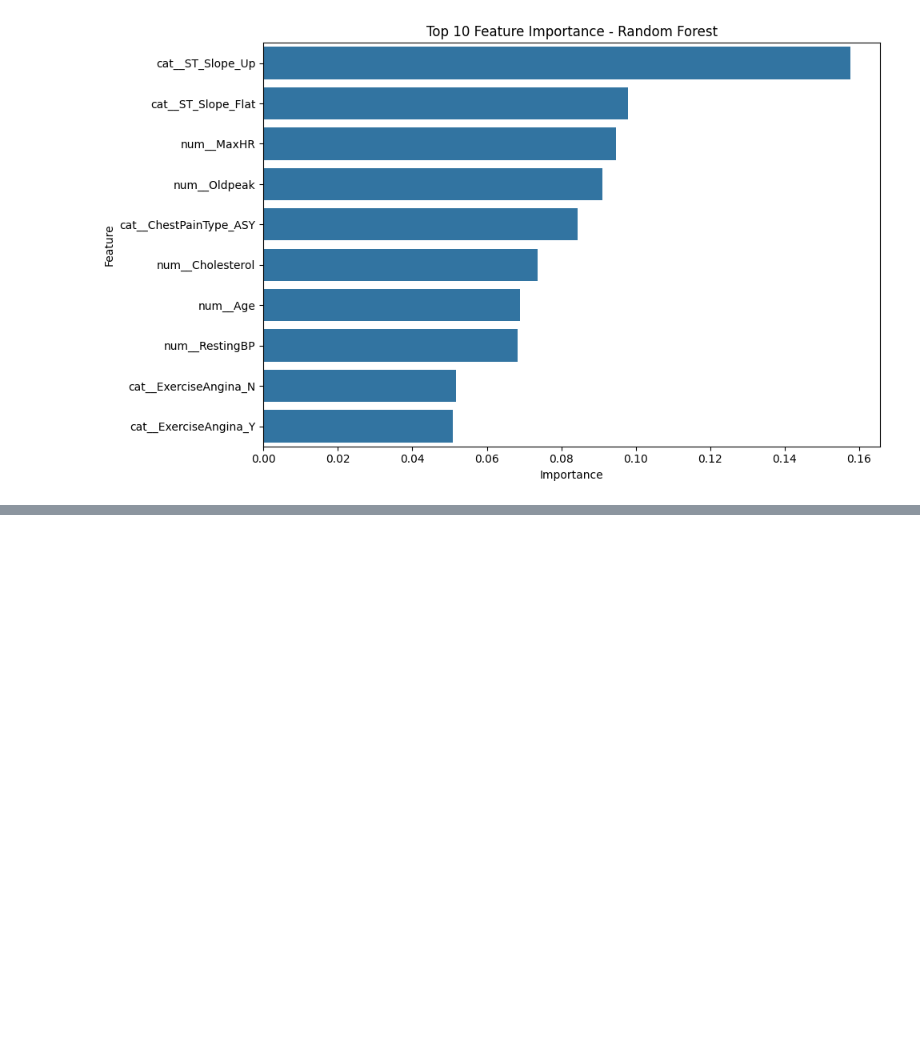
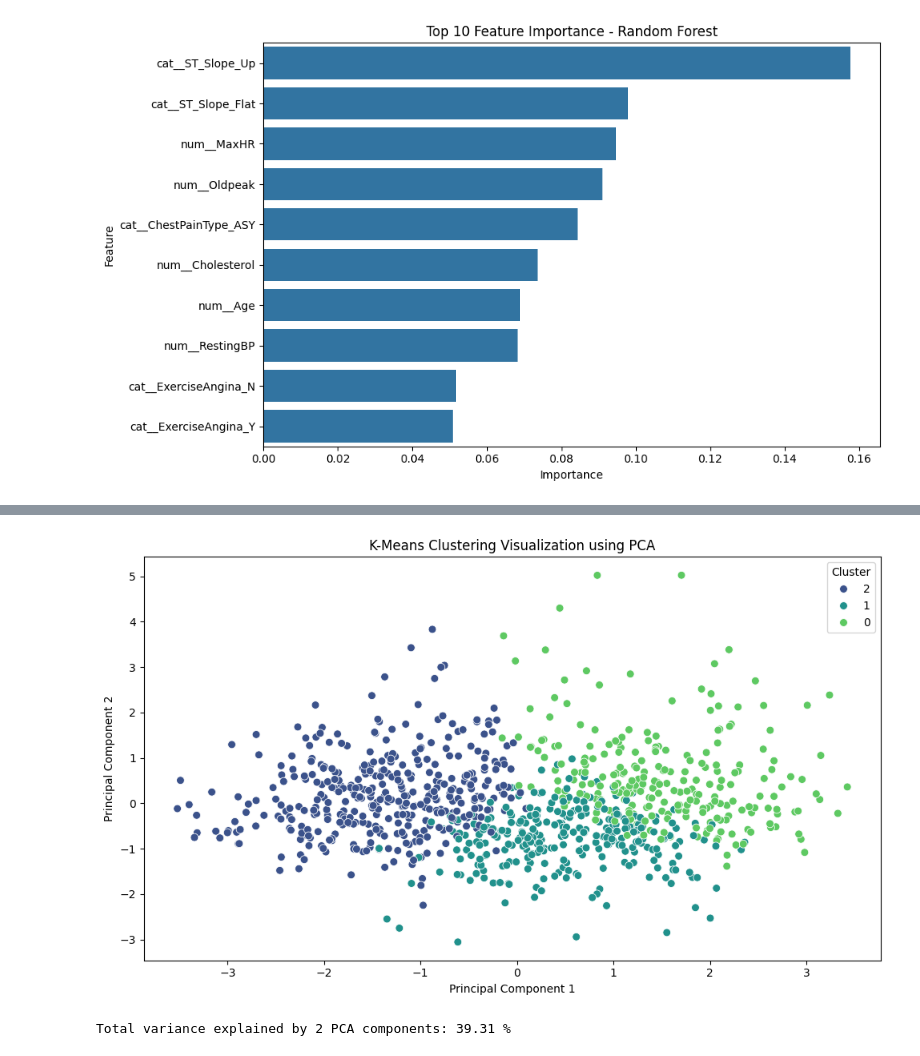
Before and after one commit to helenajemima/Kel1-Tugas-P6-Machine-Learning-2026-2027, a Jupyter notebook: Heart_Disease_Machine_Learning.ipynb, the cells around one changed output, grey strips where cells are left out. Saved outputs shown, nothing was run; the diff lists cells and outputs as text; code cells hidden in the pictures; blank space fills up the shorter version.

Commit message:
Created using Colab - Widya

```diff
--- a/Heart_Disease_Machine_Learning.ipynb
+++ b/Heart_Disease_Machine_Learning.ipynb
@@ -653,0 +671,11 @@ Feature Importance:
+# %%
+cluster_labels = kmeans_model.fit_predict(X_cluster)
+
+print("Proses clustering selesai.")
+
+# Menambahkan hasil cluster ke DataFrame
+clustering_result = df_clean.copy()
+
+clustering_result["Cluster"] = cluster_labels
+
+display(clustering_result.head(10))
@@ -653,0 +744,39 @@ Feature Importance:
+# %%
+pca = PCA(n_components=2)
+
+X_pca = pca.fit_transform(X_cluster)
+
+pca_df = pd.DataFrame(
+    X_pca,
+    columns=["PCA 1", "PCA 2"]
+)
+
+pca_df["Cluster"] = cluster_labels.astype(str)
+
+plt.figure(figsize=(10, 6))
+
+sns.scatterplot(
+    data=pca_df,
+    x="PCA 1",
+    y="PCA 2",
+    hue="Cluster",
+    palette="viridis",
+    s=50
+)
+
+plt.title("K-Means Clustering Visualization using PCA")
+plt.xlabel("Principal Component 1")
+plt.ylabel("Principal Component 2")
+plt.legend(title="Cluster")
+
+plt.tight_layout()
+plt.show()
+
+print(
+    "Total variance explained by 2 PCA components:",
+    round(pca.explained_variance_ratio_.sum() * 100, 2),
+    "%"
+)
+# %% [output]
+[figure, added]
+Total variance explained by 2 PCA components: 39.31 %
```
Also changed, not shown: parts of 6 cells of this notebook.
